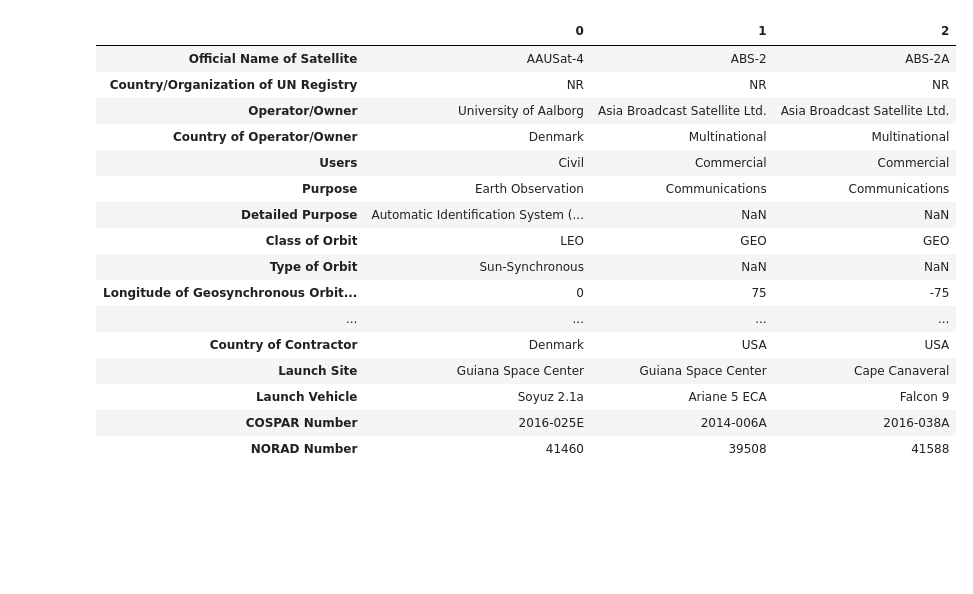
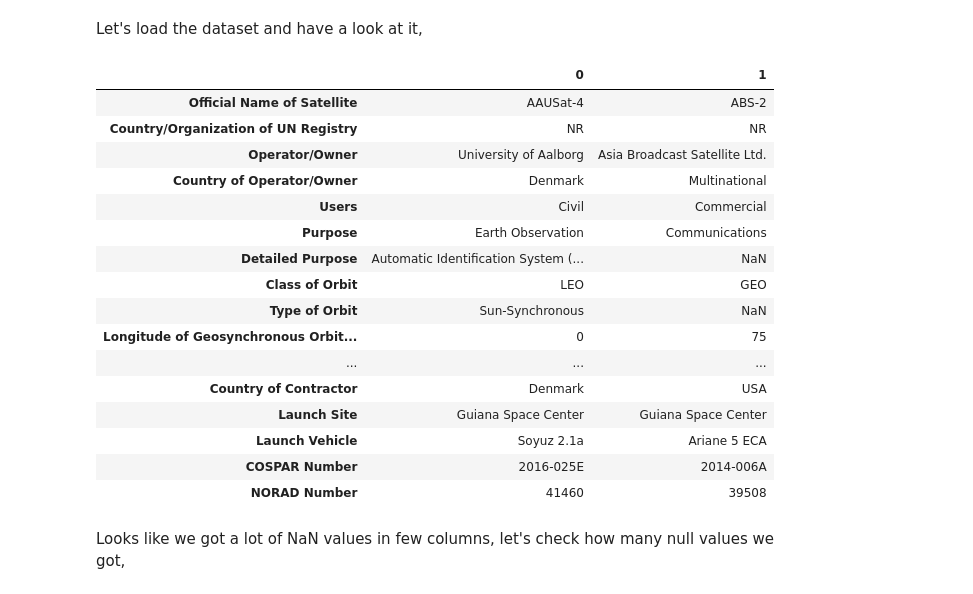
Before and after one commit to omkarudawant/EDA_Satellite_Activity, a Jupyter notebook: EDA_Satellite_Activity.ipynb, the cells around one changed output. Cells and saved outputs as stored; diff of their text form; code cells hidden in the pictures; blank space fills up the shorter version.

```diff
--- a/EDA_Satellite_Activity.ipynb
+++ b/EDA_Satellite_Activity.ipynb
@@ -1,30 +1,36 @@
 # %%
-# Importing the necessary packages
+# !pip install -r requirements.txt
 import pandas as pd
+pd.set_option("display.precision", 6)
 import numpy as np
 %matplotlib inline
+import matplotlib.pyplot as plt
+import matplotlib as mt
 import seaborn as sns
-sns.set(style="darkgrid")
-%config InlineBackend.figure_format = 'svg'
-import matplotlib.pyplot as plt
+sns.set(style='darkgrid')
+%config InlineBackend.figure_format = 'svg'  # Graphics in SVG format are more sharp and legible
+# %% [markdown]
+Let's load the dataset and have a look at it,
 # %%
 df = pd.read_csv('dataset/database.csv', index_col=False)
-df.head(3).T
+df.head(2).T
 # %% [output]
-|  | 0 | 1 | 2 |
-| Official Name of Satellite | AAUSat-4 | ABS-2 | ABS-2A |
-| Country/Organization of UN Registry | NR | NR | NR |
-| Operator/Owner | University of Aalborg | Asia Broadcast Satellite Ltd. | Asia Broadcast Satellite Ltd. |
-| Country of Operator/Owner | Denmark | Multinational | Multinational |
-| Users | Civil | Commercial | Commercial |
-| Purpose | Earth Observation | Communications | Communications |
-| Detailed Purpose | Automatic Identification System (... | NaN | NaN |
-| Class of Orbit | LEO | GEO | GEO |
-| Type of Orbit | Sun-Synchronous | NaN | NaN |
-| Longitude of Geosynchronous Orbit... | 0 | 75 | -75 |
-| ... | ... | ... | ... |
-| Country of Contractor | Denmark | USA | USA |
-| Launch Site | Guiana Space Center | Guiana Space Center | Cape Canaveral |
-| Launch Vehicle | Soyuz 2.1a | Ariane 5 ECA | Falcon 9 |
-| COSPAR Number | 2016-025E | 2014-006A | 2016-038A |
-| NORAD Number | 41460 | 39508 | 41588 |
+|  | 0 | 1 |
+| Official Name of Satellite | AAUSat-4 | ABS-2 |
+| Country/Organization of UN Registry | NR | NR |
+| Operator/Owner | University of Aalborg | Asia Broadcast Satellite Ltd. |
+| Country of Operator/Owner | Denmark | Multinational |
+| Users | Civil | Commercial |
+| Purpose | Earth Observation | Communications |
+| Detailed Purpose | Automatic Identification System (... | NaN |
+| Class of Orbit | LEO | GEO |
+| Type of Orbit | Sun-Synchronous | NaN |
+| Longitude of Geosynchronous Orbit... | 0 | 75 |
+| ... | ... | ... |
+| Country of Contractor | Denmark | USA |
+| Launch Site | Guiana Space Center | Guiana Space Center |
+| Launch Vehicle | Soyuz 2.1a | Ariane 5 ECA |
+| COSPAR Number | 2016-025E | 2014-006A |
+| NORAD Number | 41460 | 39508 |
+# %% [markdown]
+Looks like we got a lot of NaN values in few columns, let's check how many null values we got,
```
Also changed, not shown: parts of 18 cells of this notebook.
